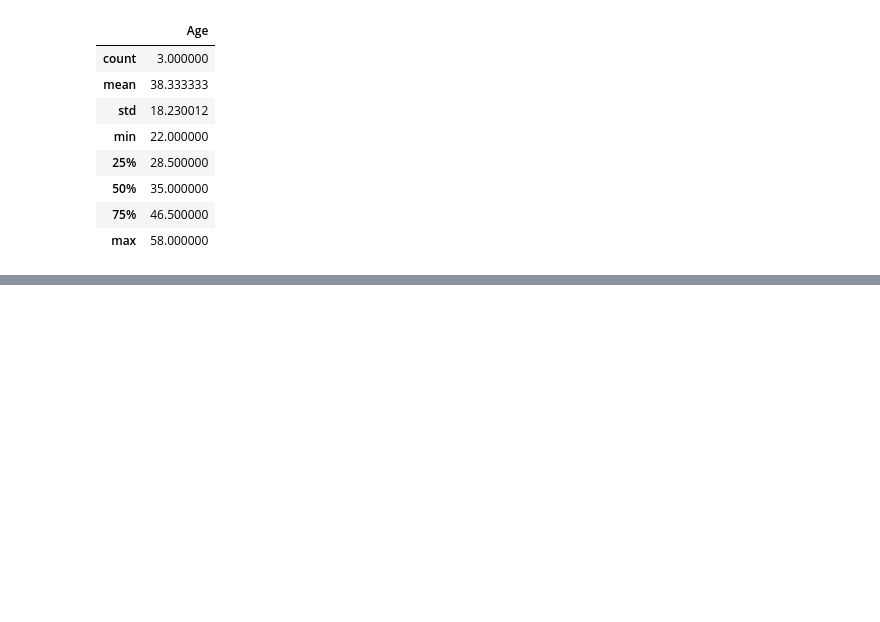
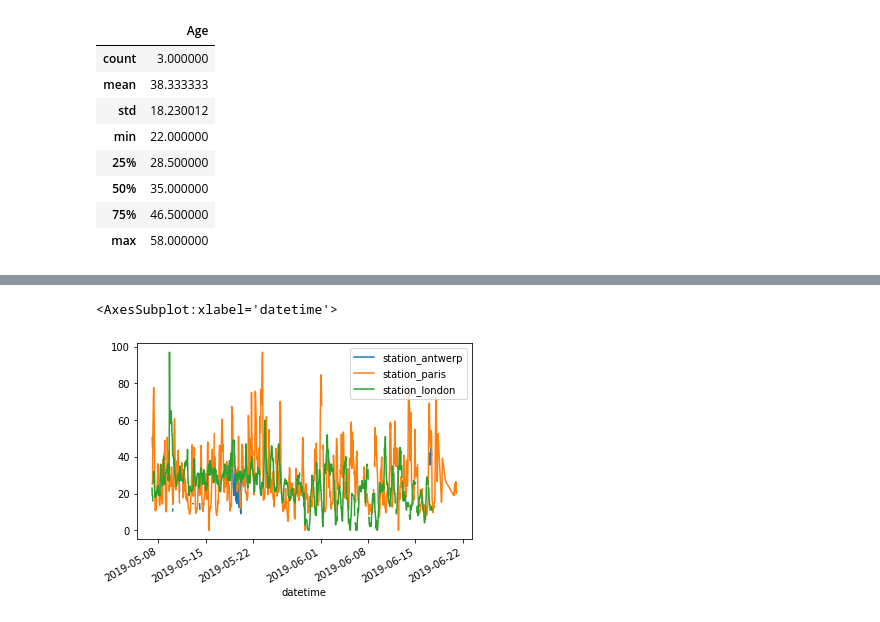
Before and after one commit to georgepachitariu/Practice, a Jupyter notebook: pandas/getting_started_tutorial.ipynb, the cells around one changed output, grey strips where cells are left out. Cells and saved outputs as stored; diff of their text form; code cells hidden in the pictures; blank space fills up the shorter version.

```diff
--- a/pandas/getting_started_tutorial.ipynb
+++ b/pandas/getting_started_tutorial.ipynb
@@ -35,3 +35,9 @@ df.describe()
 | 50% | 35.000000 |
 | 75% | 46.500000 |
 | max | 58.000000 |
+# %%
+import pandas as pd
+#import matplotlib.pyplot as plt
+
+air_quality = pd.read_csv("air_quality_no2.csv", index_col=0, parse_dates=True)
+air_quality.head()
@@ -37,0 +52,5 @@ df.describe()
+# %%
+air_quality.plot()
+# %% [output]
+<AxesSubplot:xlabel='datetime'>
+[figure, added]
```
Also changed, not shown: parts of 8 cells of this notebook.
